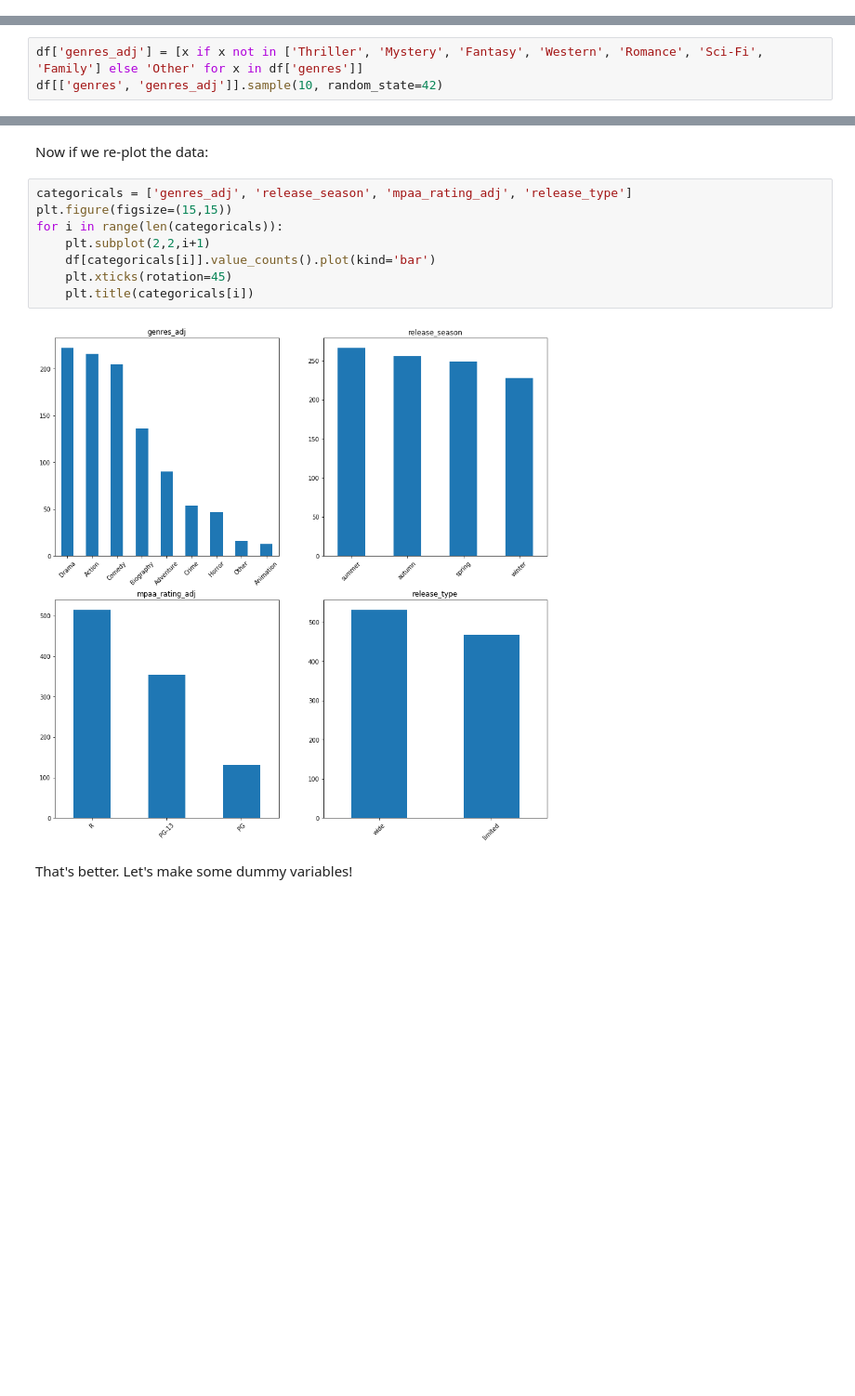
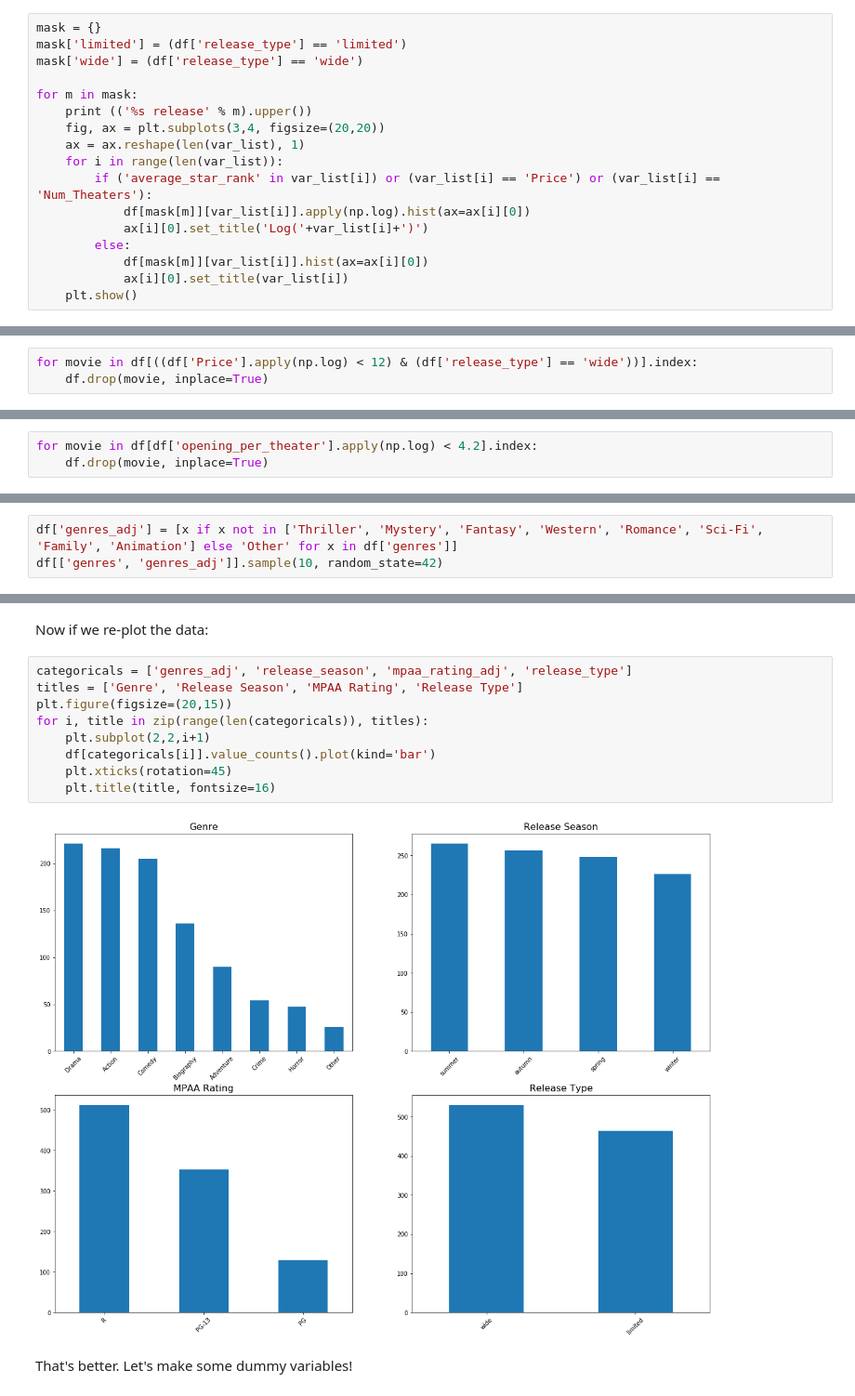
Before and after one commit to cmgiler/Movie-Hype-Predictor, a Jupyter notebook: 03_Model Building.ipynb, the cells around one changed output, grey strips where cells are left out. Shown at 93% size. Cells and saved outputs as stored; diff of their text form; blank space fills up the shorter version.

```diff
--- a/03_Model Building.ipynb
+++ b/03_Model Building.ipynb
@@ -93,0 +106,17 @@ plt.legend();
+# %%
+mask = {}
+mask['limited'] = (df['release_type'] == 'limited')
+mask['wide'] = (df['release_type'] == 'wide')
+
+for m in mask:
+    print (('%s release' % m).upper())
+    fig, ax = plt.subplots(3,4, figsize=(20,20))
+    ax = ax.reshape(len(var_list), 1)
+    for i in range(len(var_list)):
+        if ('average_star_rank' in var_list[i]) or (var_list[i] == 'Price') or (var_list[i] == 'Num_Theaters'):
+            df[mask[m]][var_list[i]].apply(np.log).hist(ax=ax[i][0])
+            ax[i][0].set_title('Log('+var_list[i]+')')
+        else:
+            df[mask[m]][var_list[i]].hist(ax=ax[i][0])
+            ax[i][0].set_title(var_list[i])
+    plt.show()
@@ -94,3 +128,6 @@ plt.legend();
+# %%
+for movie in df[((df['Price'].apply(np.log) < 12) & (df['release_type'] == 'wide'))].index:
+    df.drop(movie, inplace=True)
 # %% [markdown]
 If we would like to look at all data at once, a better metric would be looking at **opening_per_theater**, which is defined as the total opening weekend box office gross divided by the number of theaters showing the film during opening weekend.
 # %%
@@ -109,3 +146,6 @@ plt.title('Log(Opening Weekend Gross per Theater)')
+# %%
+for movie in df[df['opening_per_theater'].apply(np.log) < 4.2].index:
+    df.drop(movie, inplace=True)
 # %% [markdown]
 #### Exploring Categoricals
 - Genre
@@ -141,7 +181,7 @@ We see a roughly even distribution of data among release seasons and release typ
     - PG (incl. G)
     - (TV-MA film(s) will be removed, as this is not a typical box-office movie rating)
 # %%
-df['genres_adj'] = [x if x not in ['Thriller', 'Mystery', 'Fantasy', 'Western', 'Romance', 'Sci-Fi', 'Family'] else 'Other' for x in df['genres']]
+df['genres_adj'] = [x if x not in ['Thriller', 'Mystery', 'Fantasy', 'Western', 'Romance', 'Sci-Fi', 'Family', 'Animation'] else 'Other' for x in df['genres']]
 df[['genres', 'genres_adj']].sample(10, random_state=42)
 # %% [output]
 |  | genres | genres_adj |
@@ -182,14 +222,15 @@ df[['mpaa_rating', 'mpaa_rating_adj']].sort_values('mpaa_rating').head(10)
 Now if we re-plot the data:
 # %%
 categoricals = ['genres_adj', 'release_season', 'mpaa_rating_adj', 'release_type']
-plt.figure(figsize=(15,15))
-for i in range(len(categoricals)):
+titles = ['Genre', 'Release Season', 'MPAA Rating', 'Release Type']
+plt.figure(figsize=(20,15))
+for i, title in zip(range(len(categoricals)), titles):
     plt.subplot(2,2,i+1)
     df[categoricals[i]].value_counts().plot(kind='bar')
     plt.xticks(rotation=45)
-    plt.title(categoricals[i])
+    plt.title(title, fontsize=16)
 # %% [output]
-[figure, old version]
+[figure, new version]
 # %% [markdown]
 That's better. Let's make some dummy variables!
 # %%
```
Also changed, not shown: parts of 74 cells of this notebook, 2 other files.
